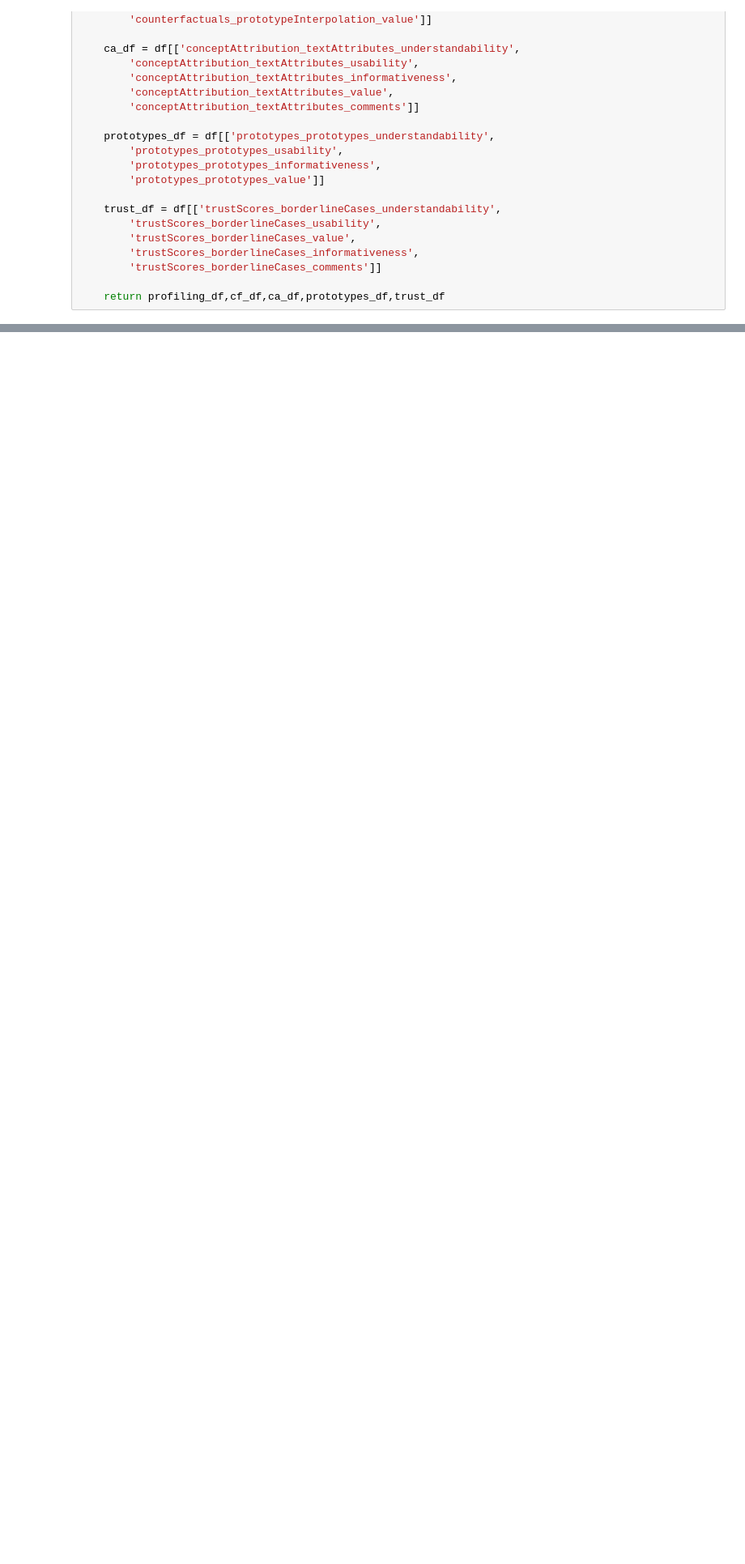
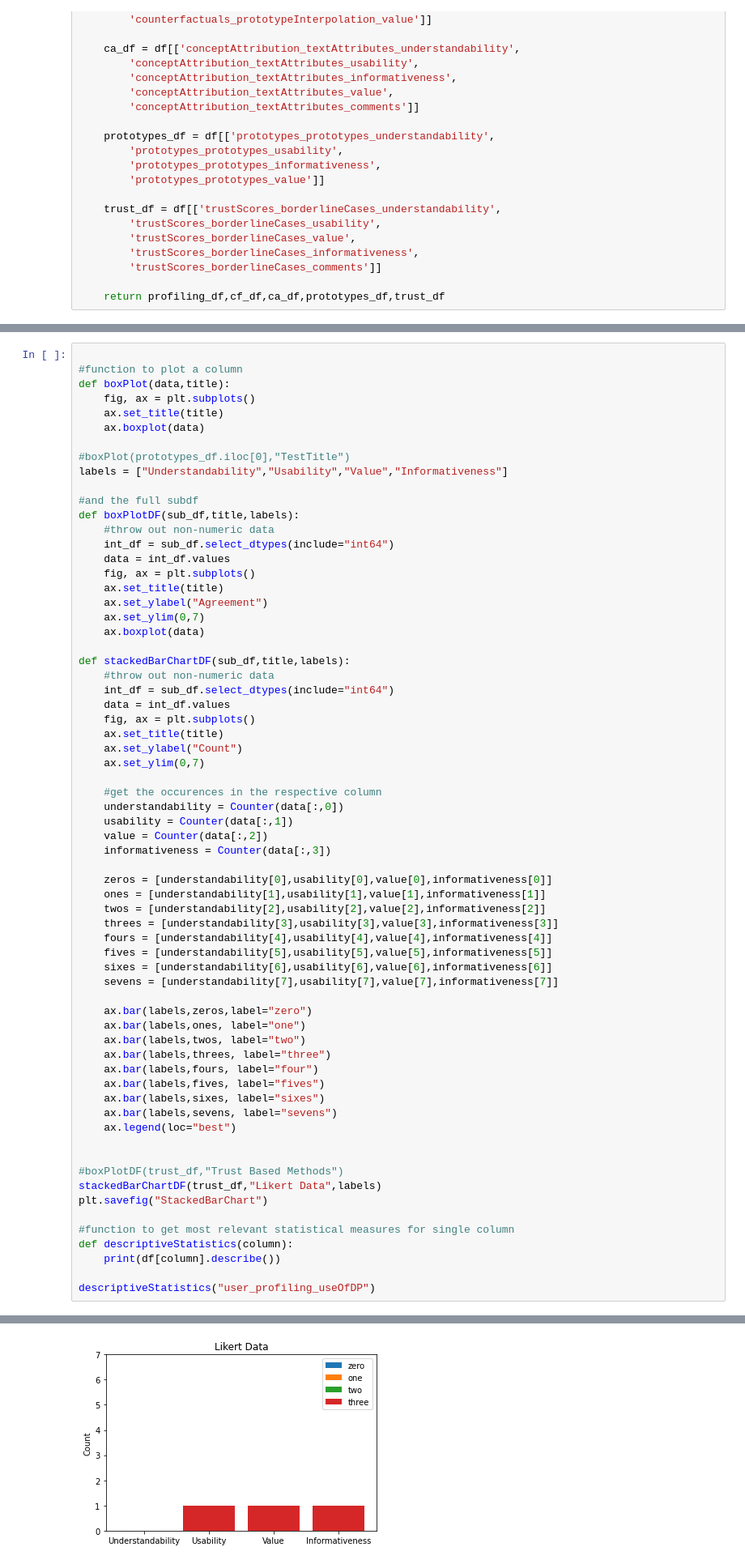
Before and after one commit to theodore-evans/xai-in-digital-pathology, a Jupyter notebook: DataProcessing/data_processing.ipynb, the cells around one changed output, grey strips where cells are left out. Shown at 81% size. Saved outputs shown, nothing was run; the diff lists cells and outputs as text; blank space fills up the shorter version.

Commit message:
countless wasted hours with stacked barcharts and some progress on overall visualization

```diff
--- a/DataProcessing/data_processing.ipynb
+++ b/DataProcessing/data_processing.ipynb
@@ -124,0 +82,67 @@ Name: user_profiling_useOfDP, dtype: object
+# %%
+
+#function to plot a column
+def boxPlot(data,title):
+    fig, ax = plt.subplots()
+    ax.set_title(title)
+    ax.boxplot(data)
+
+#boxPlot(prototypes_df.iloc[0],"TestTitle")
+labels = ["Understandability","Usability","Value","Informativeness"]
+
+#and the full subdf
+def boxPlotDF(sub_df,title,labels):
+    #throw out non-numeric data
+    int_df = sub_df.select_dtypes(include="int64")
+    data = int_df.values
+    fig, ax = plt.subplots()
+    ax.set_title(title)
+    ax.set_ylabel("Agreement")
+    ax.set_ylim(0,7)
+    ax.boxplot(data)
+
+def stackedBarChartDF(sub_df,title,labels):
+    #throw out non-numeric data
+    int_df = sub_df.select_dtypes(include="int64")
+    data = int_df.values
+    fig, ax = plt.subplots()
+    ax.set_title(title)
+    ax.set_ylabel("Count")
+    ax.set_ylim(0,7)
+
+    #get the occurences in the respective column
+    understandability = Counter(data[:,0])
+    usability = Counter(data[:,1])
+    value = Counter(data[:,2])
+    informativeness = Counter(data[:,3])
+
+    zeros = [understandability[0],usability[0],value[0],informativeness[0]]
+    ones = [understandability[1],usability[1],value[1],informativeness[1]]
+    twos = [understandability[2],usability[2],value[2],informativeness[2]]
+    threes = [understandability[3],usability[3],value[3],informativeness[3]]
+    fours = [understandability[4],usability[4],value[4],informativeness[4]]
+    fives = [understandability[5],usability[5],value[5],informativeness[5]]
+    sixes = [understandability[6],usability[6],value[6],informativeness[6]]
+    sevens = [understandability[7],usability[7],value[7],informativeness[7]]
+
+    ax.bar(labels,zeros,label="zero")
+    ax.bar(labels,ones, label="one")
+    ax.bar(labels,twos, label="two")
+    ax.bar(labels,threes, label="three")
+    ax.bar(labels,fours, label="four")
+    ax.bar(labels,fives, label="fives")
+    ax.bar(labels,sixes, label="sixes")
+    ax.bar(labels,sevens, label="sevens")
+    ax.legend(loc="best")
+
+
+#boxPlotDF(trust_df,"Trust Based Methods")
+stackedBarChartDF(trust_df,"Likert Data",labels)
+plt.savefig("StackedBarChart")
+
+#function to get most relevant statistical measures for single column
+def descriptiveStatistics(column):
+    print(df[column].describe())
+
+descriptiveStatistics("user_profiling_useOfDP")
+# %% [output]
@@ -124,0 +150 @@ Name: user_profiling_useOfDP, dtype: object
+[figure, added]
```
Also changed, not shown: parts of 5 cells of this notebook, 1 other file.
